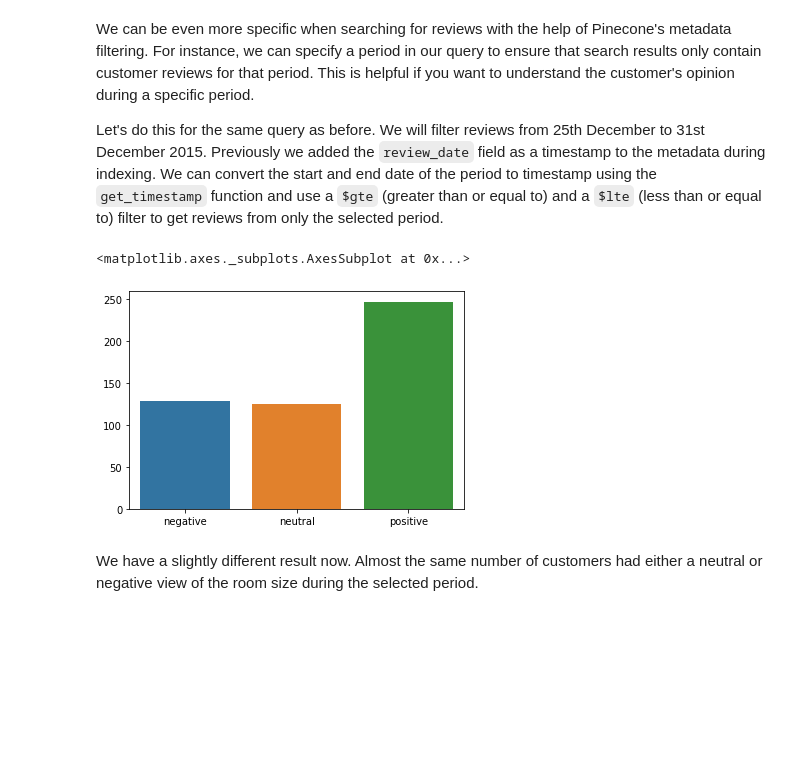
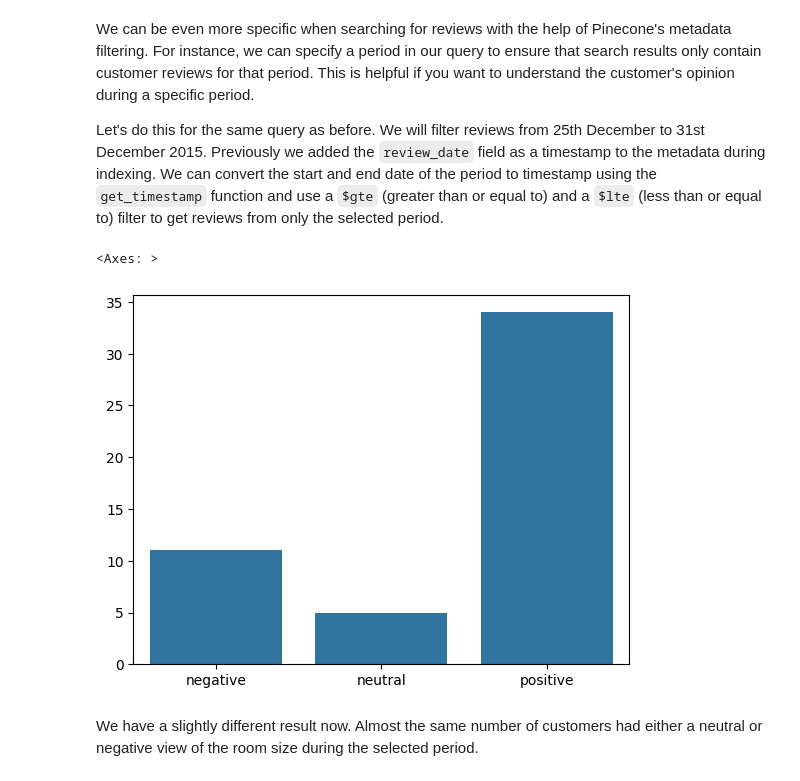
Before and after one commit to MikiMedea/sentiment-analysis, a Jupyter notebook: learn/analytics-and-ml/data-mining/sentiment-analysis/sentiment-analysis.ipynb, the cells around one changed output. Cells and saved outputs as stored; diff of their text form; code cells hidden in the pictures; blank space fills up the shorter version.

```diff
--- a/learn/analytics-and-ml/data-mining/sentiment-analysis/sentiment-analysis.ipynb
+++ b/learn/analytics-and-ml/data-mining/sentiment-analysis/sentiment-analysis.ipynb
@@ -236,7 +287,7 @@ query = "are the customers satisfied with the room sizes in London hotels?"
 # generate dense vector embeddings for the query
 xq = retriever.encode(query).tolist()
 # query pinecone
-result = index.query(vector=xq, top_k=500, include_metadata=True)
+result = index.query(vector=xq, top_k=50, include_metadata=True)
 # %% [markdown]
 Let's take a look at a few reviews from the search results.
 # %%
@@ -317,25 +368,25 @@ We can be even more specific when searching for reviews with the help of Pinecon
 Let's do this for the same query as before. We will filter reviews from 25th December to 31st December 2015. Previously we added the `review_date` field as a timestamp to the metadata during indexing. We can convert the start and end date of the period to timestamp using the `get_timestamp` function and use a `$gte` (greater than or equal to) and a `$lte` (less than or equal to) filter to get reviews from only the selected period.
 # %%
 # generate timestamps for start and end time of the period
-start_time = get_timestamp(["2015-12-25"])[0]
-end_time = get_timestamp(["2015-12-31"])[0]
+start_time = get_timestamp(["2017-06-01"])[0]
+end_time = get_timestamp(["2017-06-30"])[0]
 # %%
 query = "are the customers satisified with the room sizes of hotels in London?"
 # generate query embeddings
 xq = retriever.encode(query).tolist()
 # query pinecone with query embeddings and the period filter
 result = index.query(
     vector=xq,
-    top_k=500,
+    top_k=50,
     include_metadata=True,
     filter={"timestamp": {"$gte": start_time, "$lte":end_time}})
 # get an overall count of customer sentiment
 sentiment = count_sentiment(result)
 # plot a barchart using seaborn
 sns.barplot(x=list(sentiment.keys()), y = list(sentiment.values()))
 # %% [output]
-<matplotlib.axes._subplots.AxesSubplot at 0x...>
+<Axes: >
-[figure, old version]
+[figure, new version]
 # %% [markdown]
 We have a slightly different result now. Almost the same number of customers had either a neutral or negative view of the room size during the selected period.
 # %%
```
Also changed, not shown: parts of 19 cells of this notebook.
